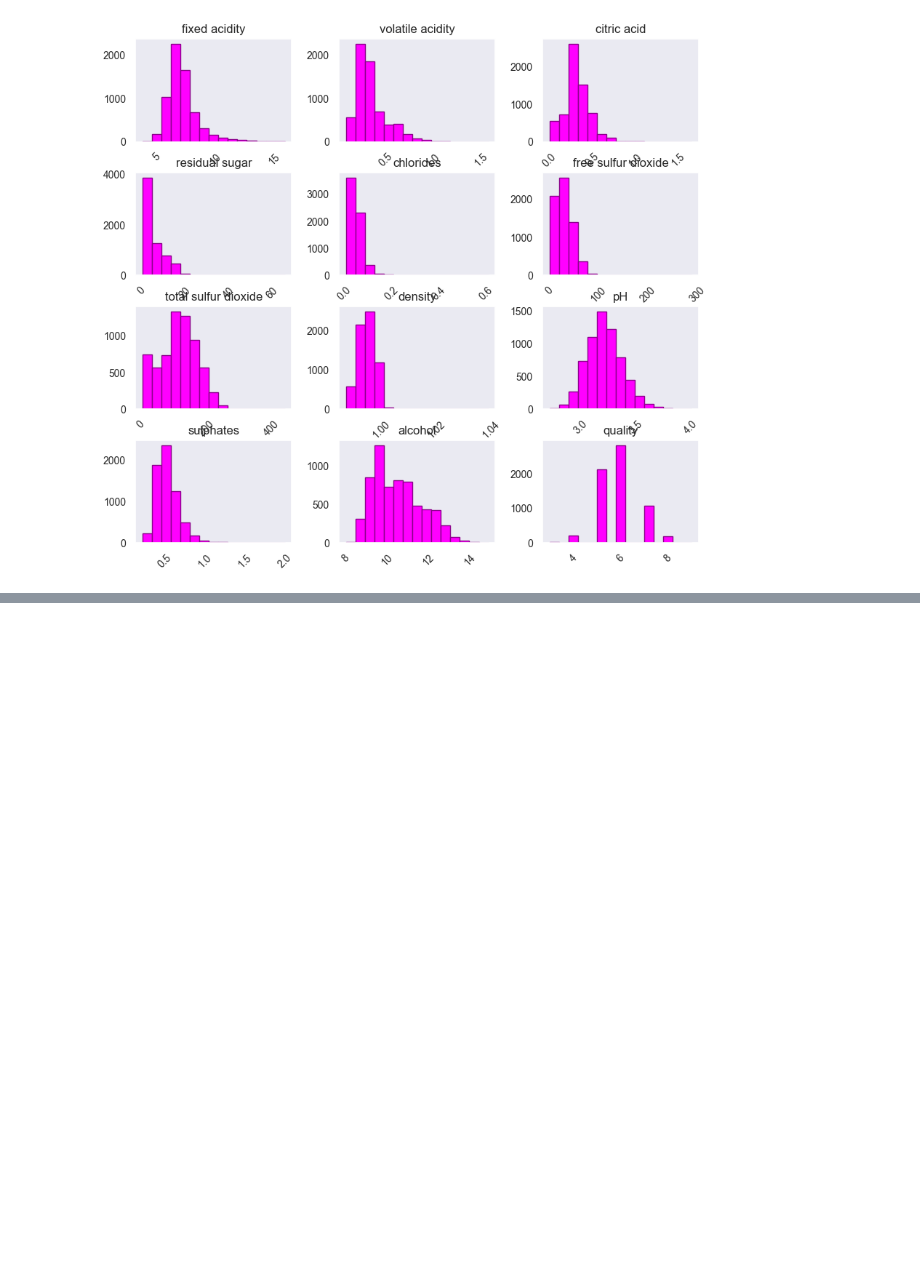
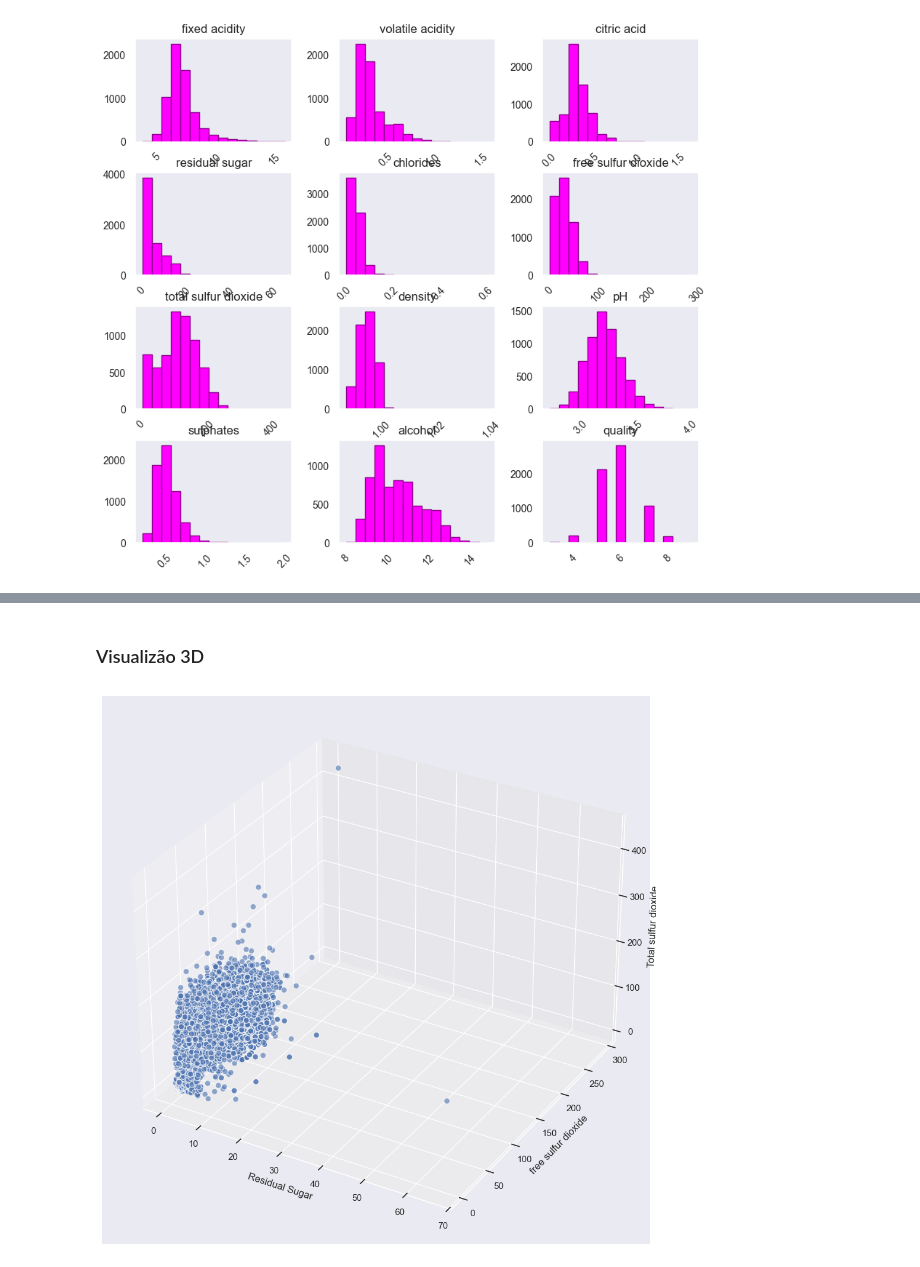
Before and after one commit to JessicaHora/Eda_wine_quality, a Jupyter notebook: Wine_quality.ipynb, the cells around one changed output, grey strips where cells are left out. Drawn from its saved outputs; the diff is of its cells as text; code cells hidden in the pictures; blank space fills up the shorter version.

```diff
--- a/Wine_quality.ipynb
+++ b/Wine_quality.ipynb
@@ -299,0 +318,18 @@ AttributeError: module 'matplotlib' has no attribute 'subplots'
+# %% [markdown]
+### Visualizão 3D
+# %%
+fig = plt.figure(figsize=(16, 12))
+ax = fig.add_subplot(111, projection='3d')
+
+xscale = df_wines['residual sugar']
+yscale = df_wines['free sulfur dioxide']
+zscale = df_wines['total sulfur dioxide']
+ax.scatter(xscale, yscale, zscale, s=50, alpha=0.6, edgecolors='w')
+
+ax.set_xlabel('Residual Sugar')
+ax.set_ylabel('free sulfur dioxide')
+ax.set_zlabel('Total sulfur dioxide')
+
+plt.show()
+# %% [output]
+[figure, added]
```
Also changed, not shown: parts of 26 cells of this notebook.
